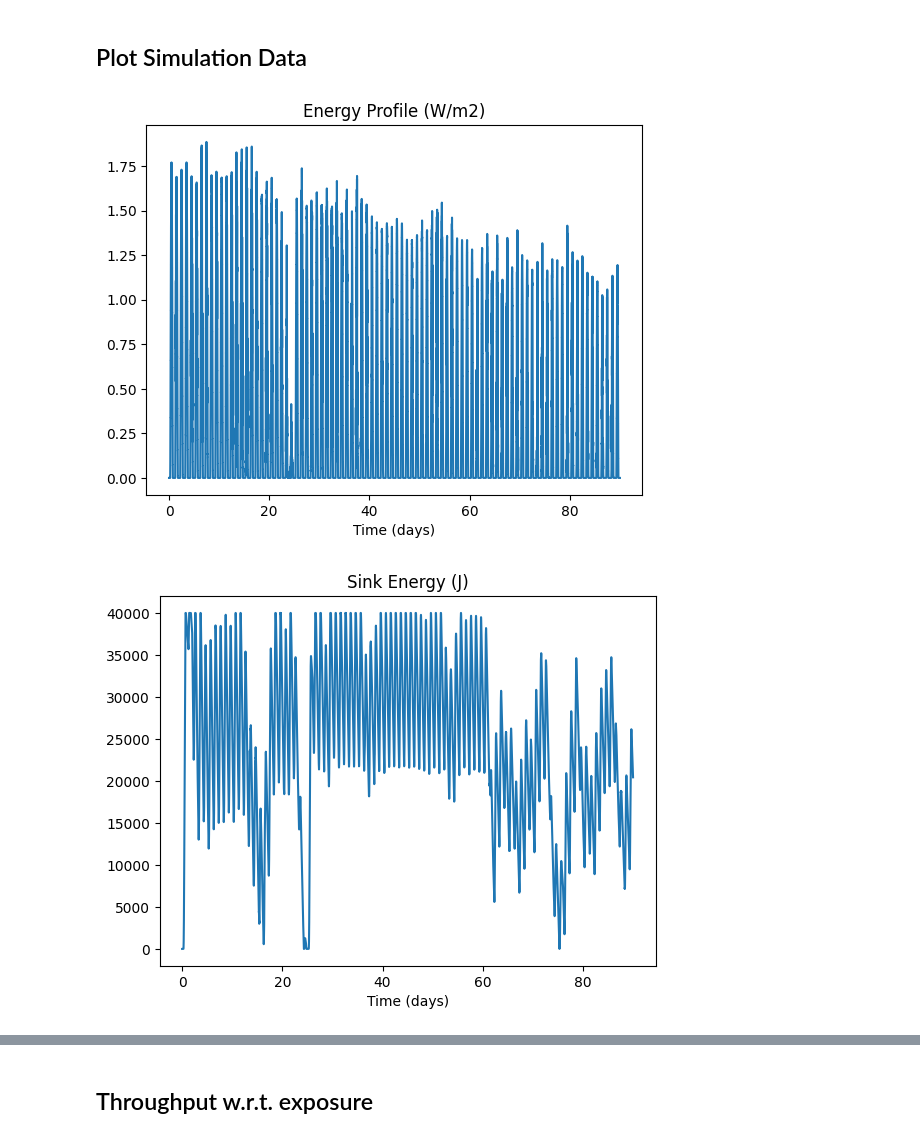
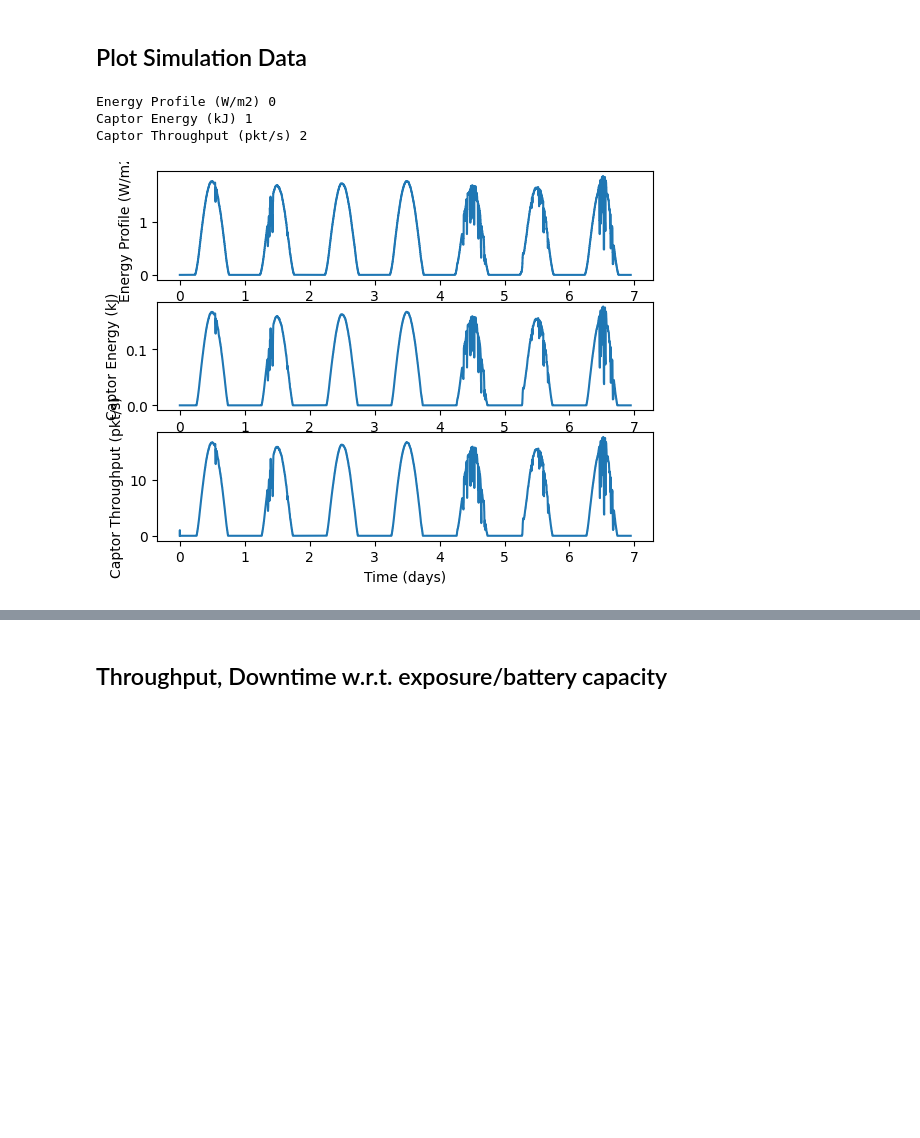
Before and after one commit to Indyuce/odmacpp, a Jupyter notebook: python/plot_data.ipynb, the cells around one changed output, grey strips where cells are left out. Drawn from its saved outputs; the diff is of its cells as text; code cells hidden in the pictures; blank space fills up the shorter version.

```diff
--- a/python/plot_data.ipynb
+++ b/python/plot_data.ipynb
@@ -8,7 +8,7 @@ import matplotlib.pyplot as plt
 # %% [markdown]
 ## Read data from CSV
 # %%
-FILE_NAME = "realdata_90d_40000b_odmacpp_gb_90sw"
+FILE_NAME = "realdata_90d_40000b_const_c_eq_2,0e+00"
 
 data_labels  = []
 data_indices = []
@@ -46,38 +46,47 @@ with open(file_path) as csv_file:
 # %% [markdown]
 ## Plot Simulation Data
 # %%
-SHOWN             = -1 # amount of points/time steps to plot, -1 for everything
+SHOWN             = 10000 # amount of points/time steps to plot, -1 for everything
 SIZE              = 1
 TIME_LABEL        = 'Time (days)'
-IGNORED_VARIABLES = [TIME_LABEL, 'Frequency'] # Ignored data
+IGNORED_VARIABLES = [TIME_LABEL, 'Frequency', 'Sink', 'Downtime'] # Ignored data
+FIG_NUMBER        = 3
+
+axc = 0
+fig, axes = plt.subplots(FIG_NUMBER)
 
 def is_ignored(key):
     for ignored in IGNORED_VARIABLES:
         if ignored in key:
             return True
     return False
 
 T = data_values[TIME_LABEL][0][:SHOWN]
 for key, lists in data_values.items():
 
     # Don't print ignored variables
     if is_ignored(key):
         c += 1
         continue
 
-    plt.clf()
+    print(key, axc % FIG_NUMBER)
+
+    ax = axes[axc % FIG_NUMBER]
 
     c = 0
     for Y in lists:
         Y = Y[:SHOWN]
-        plt.plot(T, Y, label=str(c + 1))
+        ax.plot(T, Y, label=str(c + 1))
         c += 1
 
-    plt.title(key)
-    plt.xlabel('Time (days)')
+    ax.set_ylabel(key)
+    ax.set_xlabel('Time (days)')
     if len(lists) > 1:
-        plt.legend()
-    plt.show()
+        ax.legend()
+
+    axc += 1
 # %% [output]
+Energy Profile (W/m2) 0
+Captor Energy (kJ) 1
+Captor Throughput (pkt/s) 2
-[figure, old version]
+[figure, new version]
-[figure, removed]
@@ -87,3 +93,3 @@ for key, lists in data_values.items():
 # %% [markdown]
-## Throughput w.r.t. exposure
+## Throughput, Downtime w.r.t. exposure/battery capacity
 # %%
```
Also changed, not shown: parts of 2 cells of this notebook, 6 other files.
